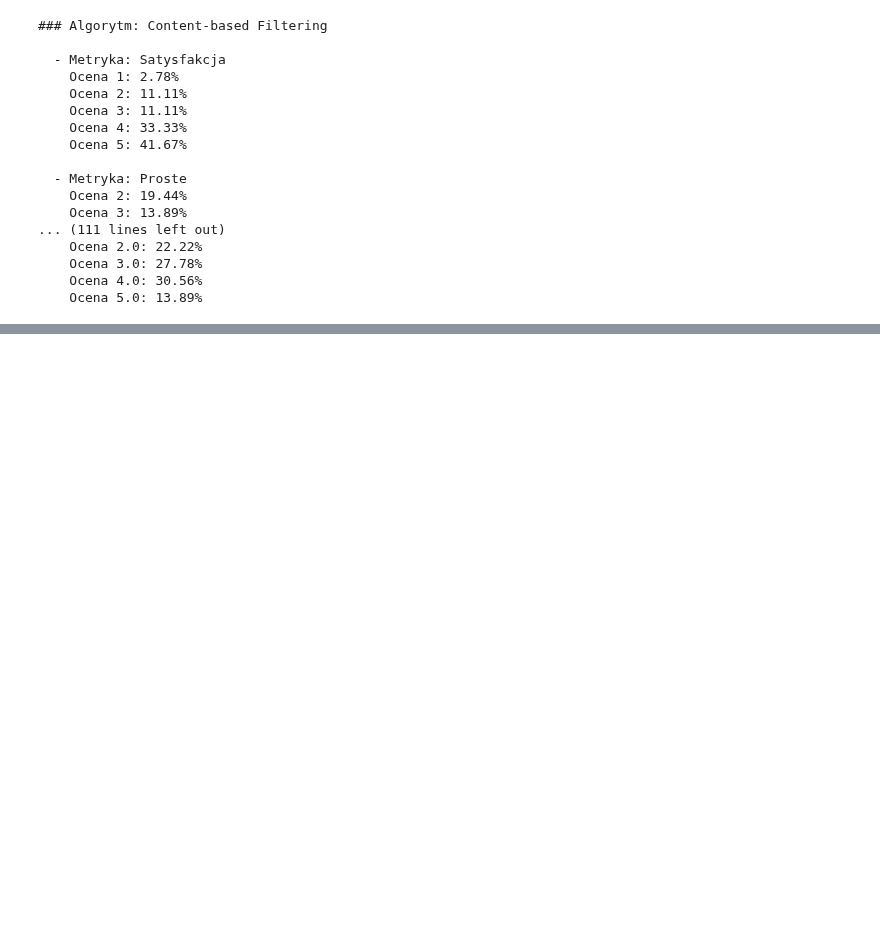
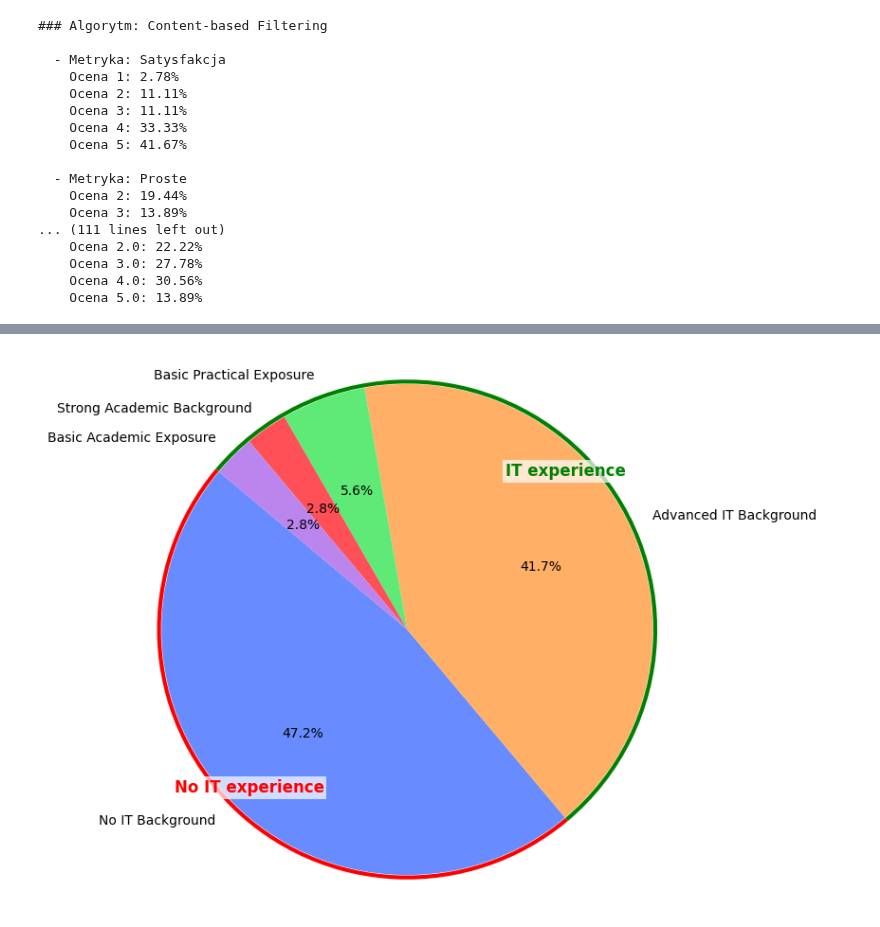
Before and after one commit to PUT-RecSys-Research/qpera-thesis, a Jupyter notebook: reports/explainability/results.ipynb, the cells around one changed output, grey strips where cells are left out. Saved outputs shown, nothing was run; the diff lists cells and outputs as text; code cells hidden in the pictures; blank space fills up the shorter version.

Commit message:
Explainability - respondents figure

```diff
--- a/reports/explainability/results.ipynb
+++ b/reports/explainability/results.ipynb
@@ -501,0 +488,64 @@ plt.show()
+# %%
+import matplotlib.pyplot as plt
+import seaborn as sns
+import colorsys
+import numpy as np
+from matplotlib.patches import Arc
+
+group_counts = df['IT_EXPERIENCE_GROUP'].value_counts()
+base_palette = sns.color_palette("bright", n_colors=len(group_counts))
+
+def lighten_color(color, amount=0.2):
+    r, g, b = color
+    h, l, s = colorsys.rgb_to_hls(r, g, b)
+    l = min(1, l + amount)
+    r_new, g_new, b_new = colorsys.hls_to_rgb(h, l, s)
+    return (r_new, g_new, b_new)
+
+light_palette = [lighten_color(c, 0.2) for c in base_palette]
+
+fig, ax = plt.subplots(figsize=(8, 6))
+wedges, texts, autotexts = ax.pie(group_counts, labels=group_counts.index, autopct='%1.1f%%', startangle=140, colors=light_palette)
+
+plt.axis('equal')
+plt.tight_layout()
+
+no_it_index = list(group_counts.index).index('No IT Background')
+wedge_no_it = wedges[no_it_index]
+
+theta1_no_it, theta2_no_it = wedge_no_it.theta1, wedge_no_it.theta2
+center = wedge_no_it.center
+r = wedge_no_it.r
+
+outer_r = r + 0.01
+
+arc_no_it = Arc(center, 2*outer_r, 2*outer_r,
+                angle=0,
+                theta1=theta1_no_it,
+                theta2=theta2_no_it,
+                linewidth=3, color='red')
+
+arc_it_1 = Arc(center, 2*outer_r, 2*outer_r,
+               angle=0,
+               theta1=theta2_no_it,
+               theta2=theta1_no_it + 360,
+               linewidth=3, color='green')
+
+ax.add_patch(arc_no_it)
+ax.add_patch(arc_it_1)
+
+
+theta_mid_no_it = (theta1_no_it + theta2_no_it) / 2
+x_no_it = center[0] + (outer_r - 0.1) * np.cos(np.deg2rad(theta_mid_no_it))
+y_no_it = center[1] + (outer_r - 0.1) * np.sin(np.deg2rad(theta_mid_no_it))
+ax.text(x_no_it, y_no_it, "No IT experience", color='red', fontsize=12, fontweight='bold', ha='center', va='center', bbox=dict(facecolor='white', edgecolor='none', alpha=0.7, pad=2))
+
+theta_mid_it = (theta2_no_it + (theta1_no_it + 360)) / 2
+x_it = center[0] + (outer_r - 0.1) * np.cos(np.deg2rad(theta_mid_it))
+y_it = center[1] + (outer_r - 0.1) * np.sin(np.deg2rad(theta_mid_it))
+ax.text(x_it, y_it, "IT experience", color='green', fontsize=12, fontweight='bold', ha='center', va='center', bbox=dict(facecolor='white', edgecolor='none', alpha=0.7, pad=2))
+
+plt.savefig(f'fig/respondents.png')
+plt.show()
+# %% [output]
+[figure, added]
```
Also changed, not shown: parts of 3 cells of this notebook.
